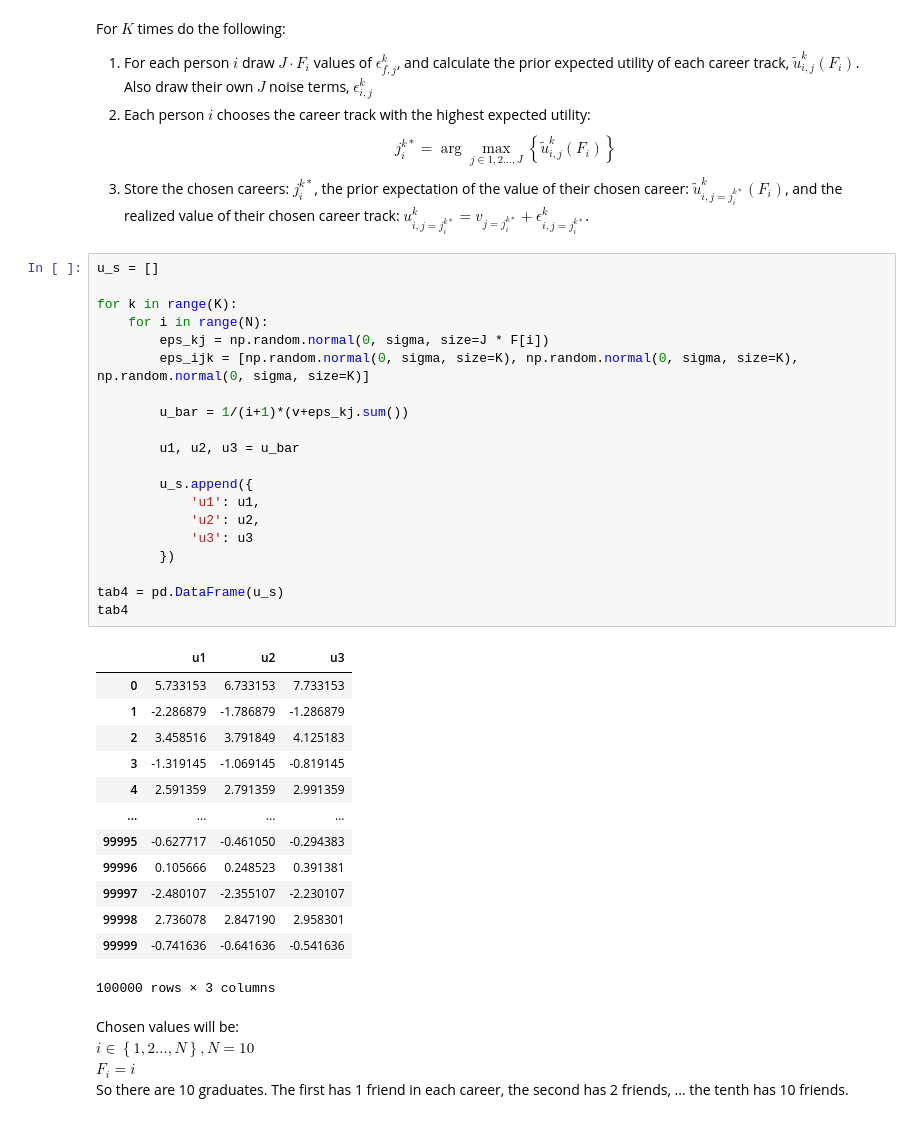
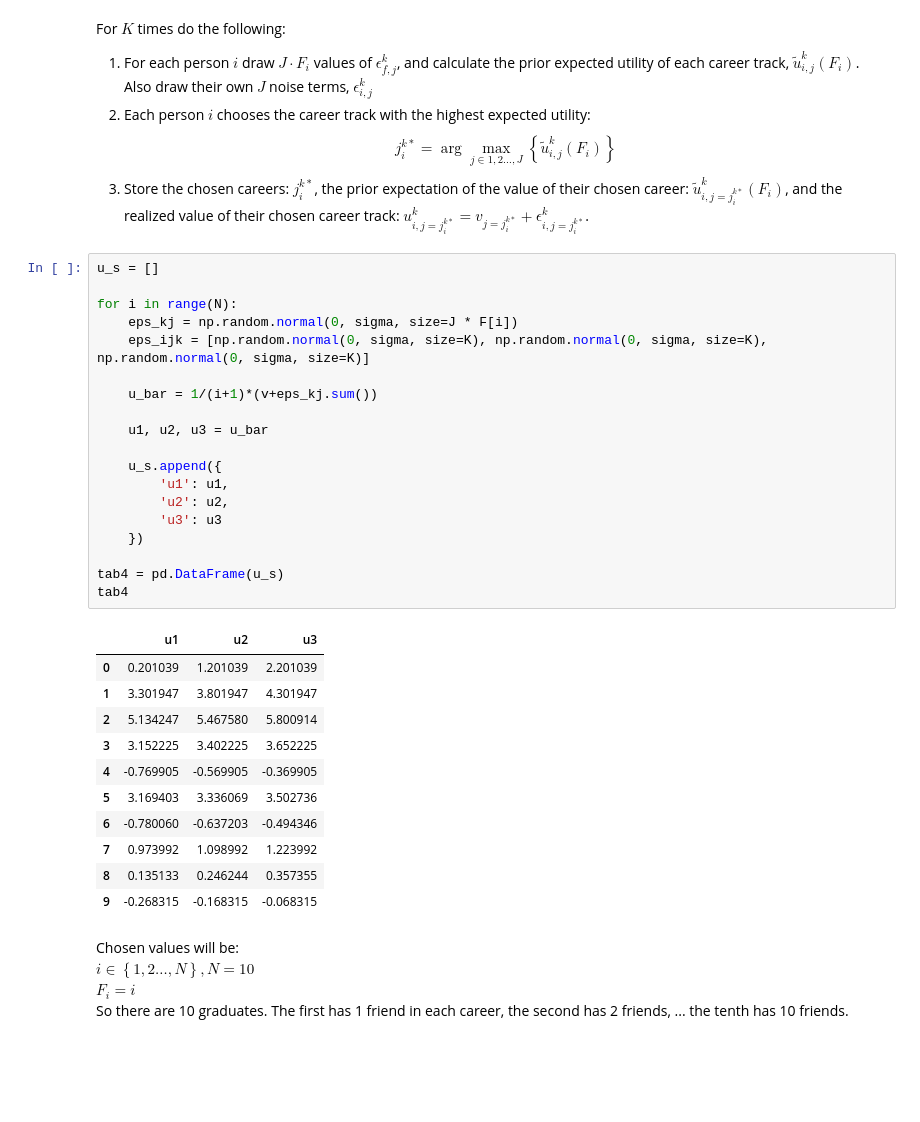
Before and after one commit to NumEconCopenhagen/projects-2024-jbh, a Jupyter notebook: examproject/exam_2024.ipynb, the cells around one changed output. Cells and saved outputs as stored; diff of their text form; blank space fills up the shorter version.

```diff
--- a/examproject/exam_2024.ipynb
+++ b/examproject/exam_2024.ipynb
@@ -385,37 +385,34 @@ Also draw their own $J$ noise terms, $\epsilon_{i,j}^k$
 # %%
 u_s = []
 
-for k in range(K):
-    for i in range(N):
-        eps_kj = np.random.normal(0, sigma, size=J * F[i])
-        eps_ijk = [np.random.normal(0, sigma, size=K), np.random.normal(0, sigma, size=K), np.random.normal(0, sigma, size=K)]
+for i in range(N):
+    eps_kj = np.random.normal(0, sigma, size=J * F[i])
+    eps_ijk = [np.random.normal(0, sigma, size=K), np.random.normal(0, sigma, size=K), np.random.normal(0, sigma, size=K)]
 
-        u_bar = 1/(i+1)*(v+eps_kj.sum())
+    u_bar = 1/(i+1)*(v+eps_kj.sum())
 
-        u1, u2, u3 = u_bar
+    u1, u2, u3 = u_bar
 
-        u_s.append({
-            'u1': u1,
-            'u2': u2,
-            'u3': u3
-        })
+    u_s.append({
+        'u1': u1,
+        'u2': u2,
+        'u3': u3
+    })
 
 tab4 = pd.DataFrame(u_s)
 tab4
 # %% [output]
 |  | u1 | u2 | u3 |
-| 0 | 5.733153 | 6.733153 | 7.733153 |
-| 1 | -2.286879 | -1.786879 | -1.286879 |
-| 2 | 3.458516 | 3.791849 | 4.125183 |
-| 3 | -1.319145 | -1.069145 | -0.819145 |
-| 4 | 2.591359 | 2.791359 | 2.991359 |
-| ... | ... | ... | ... |
-| 99995 | -0.627717 | -0.461050 | -0.294383 |
-| 99996 | 0.105666 | 0.248523 | 0.391381 |
-| 99997 | -2.480107 | -2.355107 | -2.230107 |
-| 99998 | 2.736078 | 2.847190 | 2.958301 |
-| 99999 | -0.741636 | -0.641636 | -0.541636 |
+| 0 | 0.201039 | 1.201039 | 2.201039 |
+| 1 | 3.301947 | 3.801947 | 4.301947 |
+| 2 | 5.134247 | 5.467580 | 5.800914 |
+| 3 | 3.152225 | 3.402225 | 3.652225 |
+| 4 | -0.769905 | -0.569905 | -0.369905 |
+| 5 | 3.169403 | 3.336069 | 3.502736 |
+| 6 | -0.780060 | -0.637203 | -0.494346 |
+| 7 | 0.973992 | 1.098992 | 1.223992 |
+| 8 | 0.135133 | 0.246244 | 0.357355 |
+| 9 | -0.268315 | -0.168315 | -0.068315 |
-100000 rows × 3 columns
 # %% [markdown]
 Chosen values will be: <br>
 $i\in\left\{1,2\dots,N\right\}, N=10$ <br>
```
Also changed, not shown: parts of 14 cells of this notebook.
